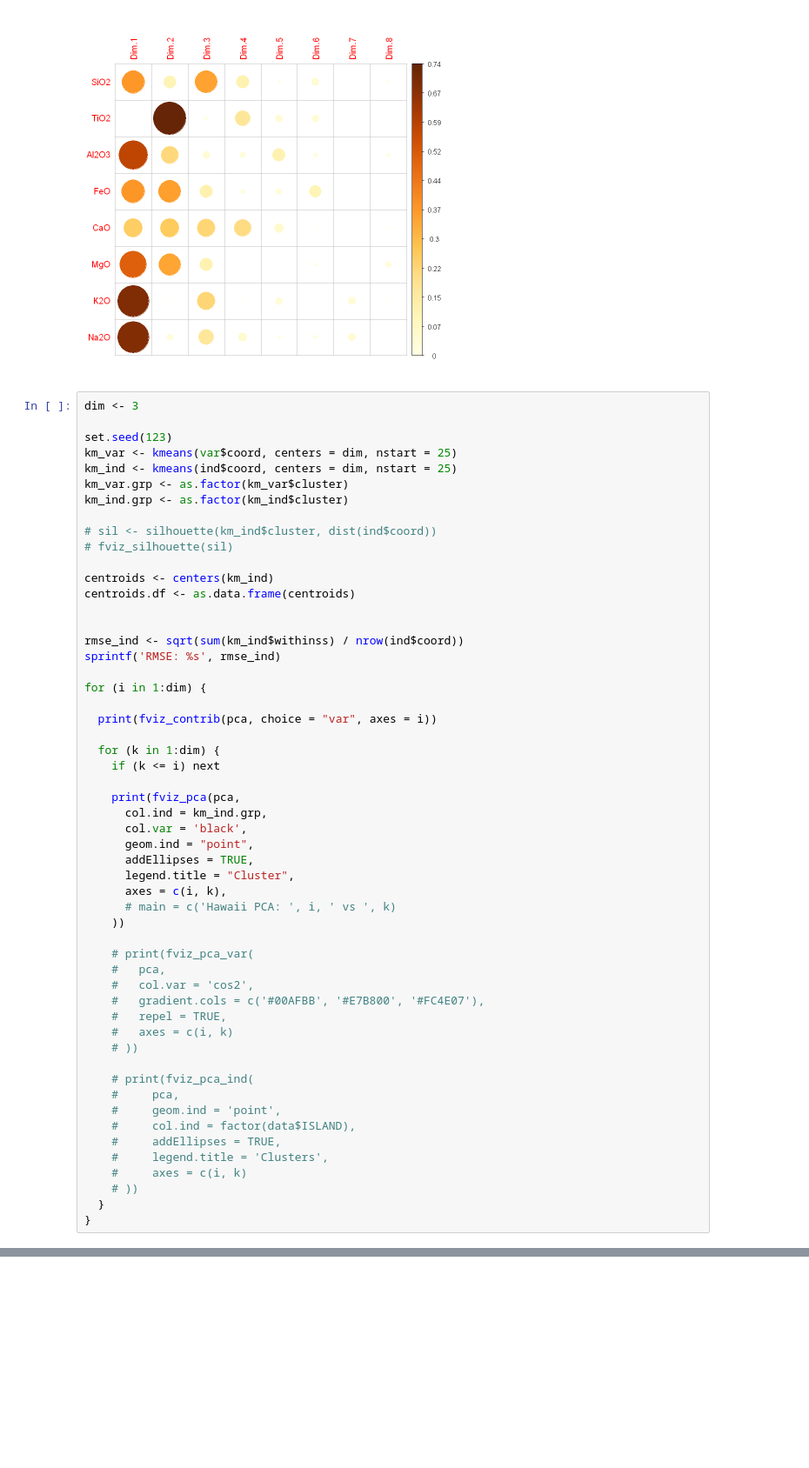
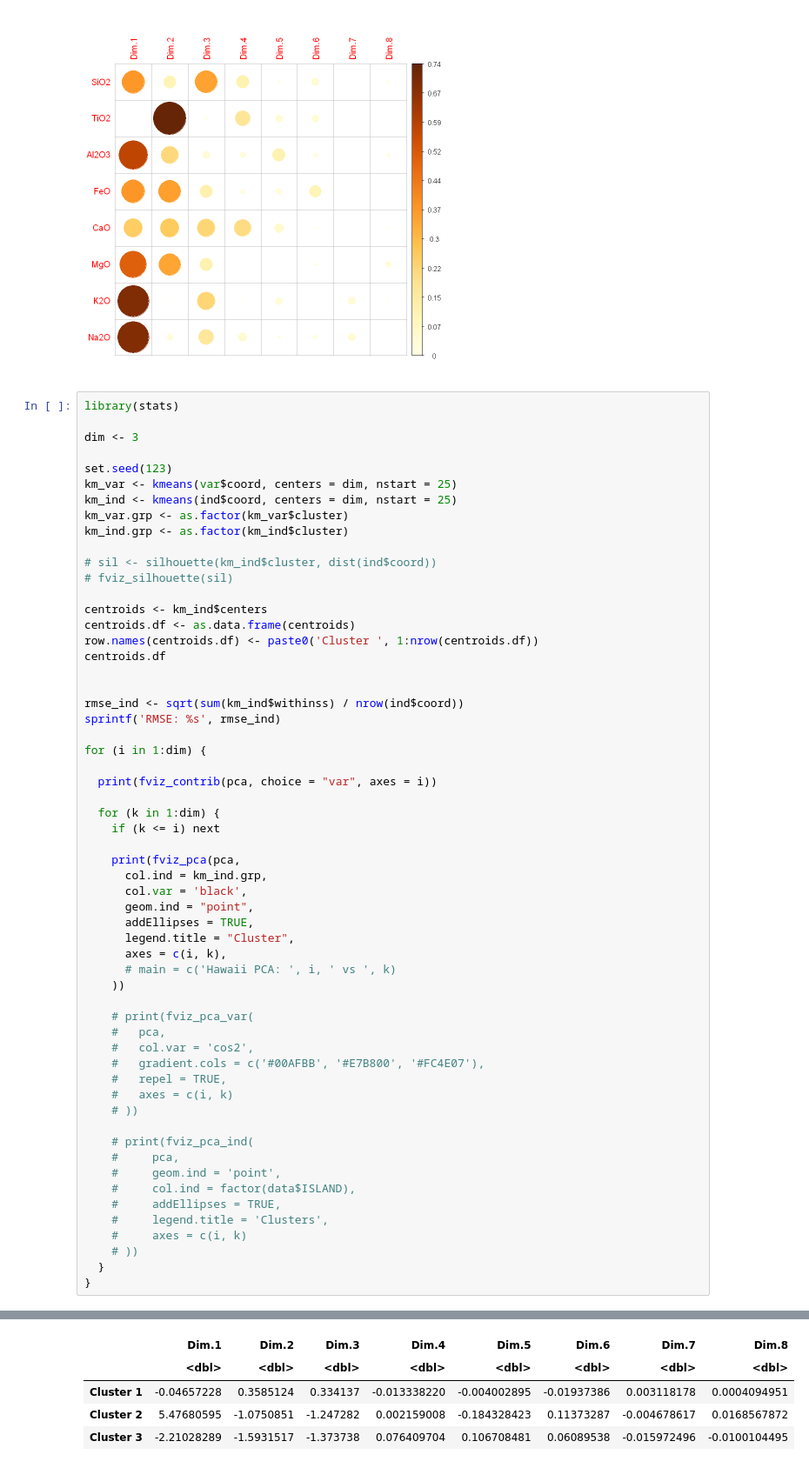
Before and after one commit to miromanestar/LomaGeology, a Jupyter notebook: notebooks/r_pca_hawaii.ipynb, the cells around one changed output, grey strips where cells are left out. Shown at 87% size. Drawn from its saved outputs; the diff is of its cells as text; blank space fills up the shorter version.

```diff
--- a/notebooks/r_pca_hawaii.ipynb
+++ b/notebooks/r_pca_hawaii.ipynb
@@ -76,6 +76,8 @@ corrplot(var$cos2, is.corr=FALSE)
 [figure]
 [figure]
 # %%
+library(stats)
+
 dim <- 3
 
 set.seed(123)
@@ -87,8 +89,10 @@ km_ind.grp <- as.factor(km_ind$cluster)
 # sil <- silhouette(km_ind$cluster, dist(ind$coord))
 # fviz_silhouette(sil)
 
-centroids <- centers(km_ind)
+centroids <- km_ind$centers
 centroids.df <- as.data.frame(centroids)
+row.names(centroids.df) <- paste0('Cluster ', 1:nrow(centroids.df))
+centroids.df
 
 
 rmse_ind <- sqrt(sum(km_ind$withinss) / nrow(ind$coord))
@@ -133,0 +138,5 @@ for (i in 1:dim) {
+|  | Dim.1 | Dim.2 | Dim.3 | Dim.4 | Dim.5 | Dim.6 | Dim.7 | Dim.8 |
+|  | <dbl> | <dbl> | <dbl> | <dbl> | <dbl> | <dbl> | <dbl> | <dbl> |
+| Cluster 1 | -0.04657228 | 0.3585124 | 0.334137 | -0.013338220 | -0.004002895 | -0.01937386 | 0.003118178 | 0.0004094951 |
+| Cluster 2 | 5.47680595 | -1.0750851 | -1.247282 | 0.002159008 | -0.184328423 | 0.11373287 | -0.004678617 | 0.0168567872 |
+| Cluster 3 | -2.21028289 | -1.5931517 | -1.373738 | 0.076409704 | 0.106708481 | 0.06089538 | -0.015972496 | -0.0100104495 |
```
Also changed, not shown: parts of 1 cell of this notebook.
